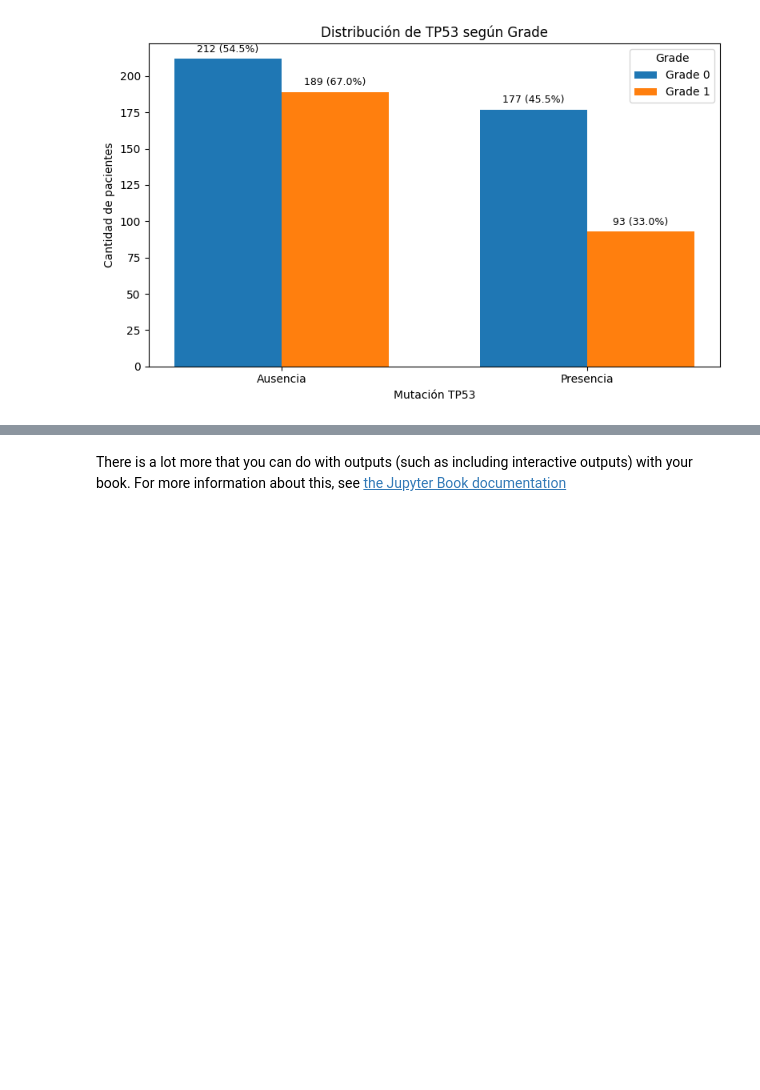
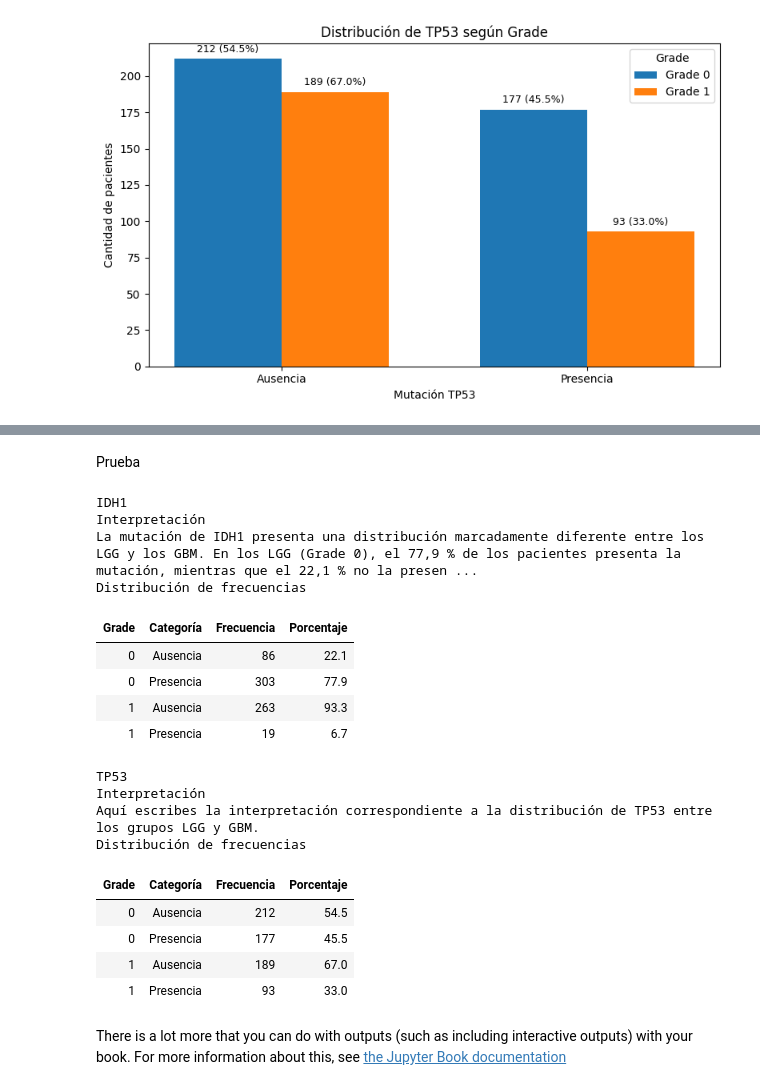
Before and after one commit to Alej0126/Jbook_dataviz, a Jupyter notebook: docs/_build/jupyter_execute/notebooks.ipynb, the cells around one changed output, grey strips where cells are left out. Drawn from its saved outputs; the diff is of its cells as text; code cells hidden in the pictures; blank space fills up the shorter version.

```diff
--- a/docs/_build/jupyter_execute/notebooks.ipynb
+++ b/docs/_build/jupyter_execute/notebooks.ipynb
@@ -878,0 +669,2 @@ resumen_diferencias
+# %% [markdown]
+Prueba
@@ -879,3 +792,51 @@ resumen_diferencias
+# %%
+html_tp53 = crear_menu_gen(
+    train_data,
+    target="Grade",
+    variable="TP53",
+
+    etiquetas={
+        0: "Ausencia",
+        1: "Presencia"
+    },
+
+    interpretacion="""
+    Aquí escribes la interpretación correspondiente a la distribución
+    de TP53 entre los grupos LGG y GBM.
+    """
+)
+# %%
+html_genes = f"""
+<div style="
+    margin-top: 20px;
+">
+
+    {html_idh1}
+    {html_tp53}
+
+</div>
+"""
+
+display(HTML(html_genes))
+# %% [output]
+IDH1
+Interpretación
+La mutación de IDH1 presenta una distribución marcadamente diferente entre los LGG y los GBM. En los LGG (Grade 0), el 77,9 % de los pacientes presenta la mutación, mientras que el 22,1 % no la presen ...
+Distribución de frecuencias
+| Grade | Categoría | Frecuencia | Porcentaje |
+| 0 | Ausencia | 86 | 22.1 |
+| 0 | Presencia | 303 | 77.9 |
+| 1 | Ausencia | 263 | 93.3 |
+| 1 | Presencia | 19 | 6.7 |
+TP53
+Interpretación
+Aquí escribes la interpretación correspondiente a la distribución de TP53 entre los grupos LGG y GBM.
+Distribución de frecuencias
+| Grade | Categoría | Frecuencia | Porcentaje |
+| 0 | Ausencia | 212 | 54.5 |
+| 0 | Presencia | 177 | 45.5 |
+| 1 | Ausencia | 189 | 67.0 |
+| 1 | Presencia | 93 | 33.0 |
 # %% [markdown]
 There is a lot more that you can do with outputs (such as including interactive outputs)
 with your book. For more information about this, see [the Jupyter Book documentation](https://jupyterbook.org)
```
Also changed, not shown: parts of 4 cells of this notebook, 6 other files.
